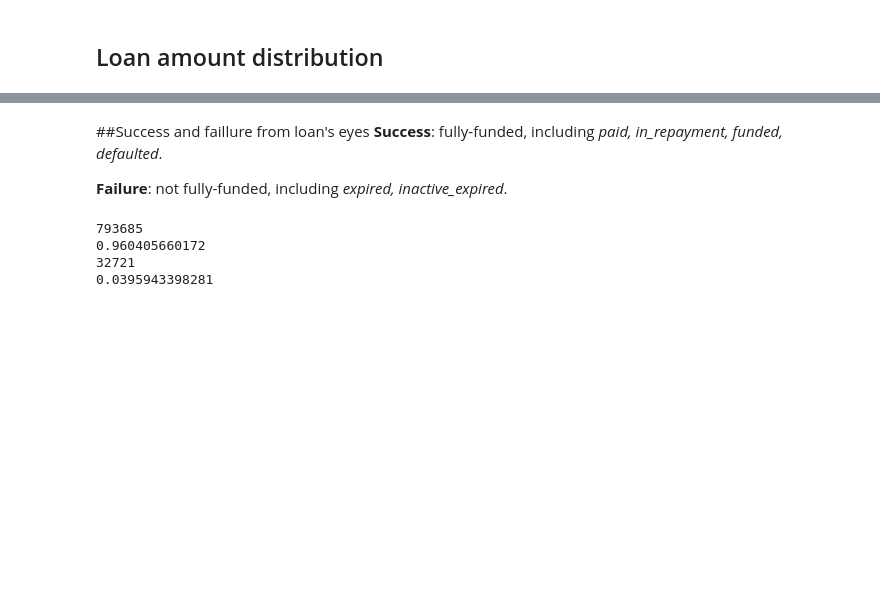
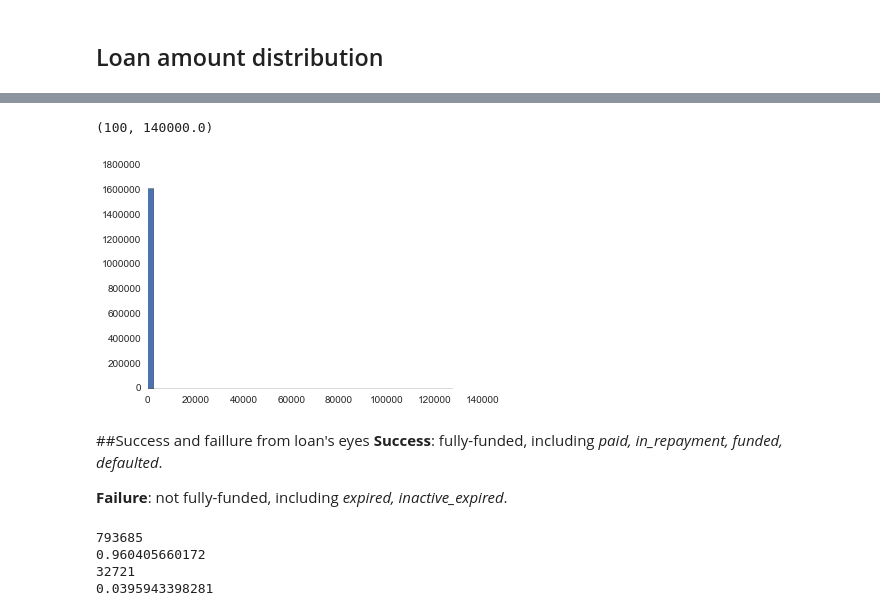
Before and after one commit to yulizhou/Kipfian, a Jupyter notebook: Visualization.ipynb, the cells around one changed output, grey strips where cells are left out. Drawn from its saved outputs; the diff is of its cells as text; code cells hidden in the pictures; blank space fills up the shorter version.

```diff
--- a/Visualization.ipynb
+++ b/Visualization.ipynb
@@ -42,3 +50,10 @@ sns.kdeplot(lenders['loan_count'], shade=True)
+# %%
+# sns.distplot(lenders['loan_count'].values, hist_kws={'normed': 'True'})
+plt.hist(lenders['loan_count'], bins=50)
+plt.xlim(100)
+# %% [output]
+(100, 140000.0)
+[figure, added]
 # %% [markdown]
 ##Success and faillure from loan's eyes
 **Success**: fully-funded, including *paid, in_repayment, funded, defaulted*.
```
Also changed, not shown: parts of 34 cells of this notebook, 11 other files.
